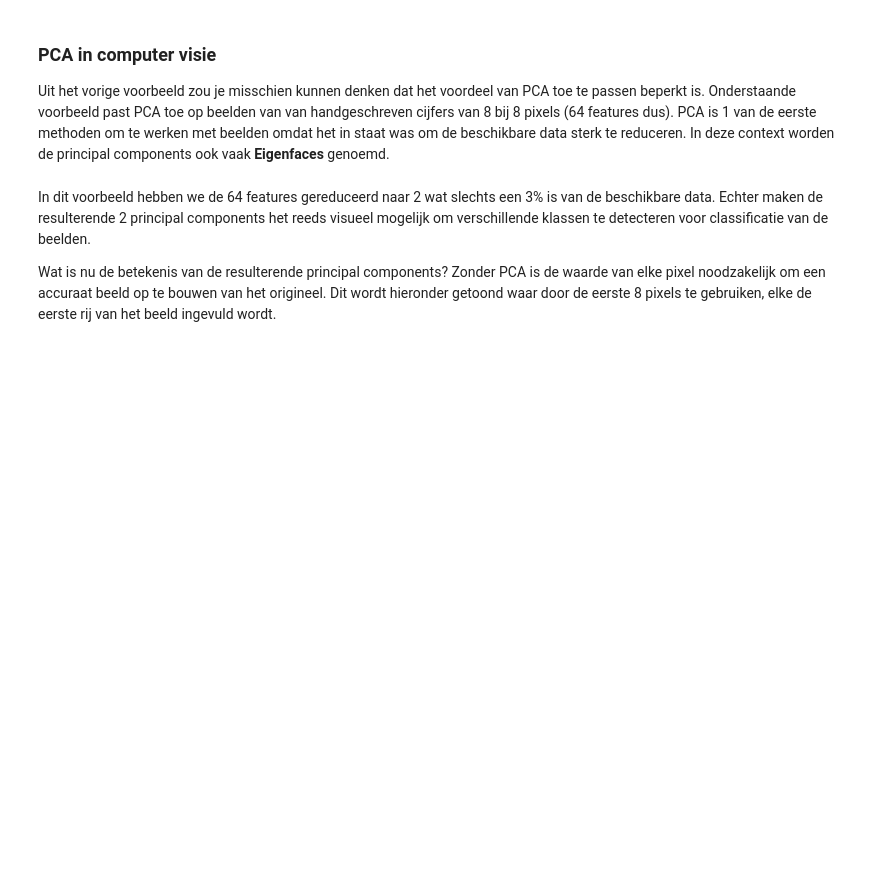
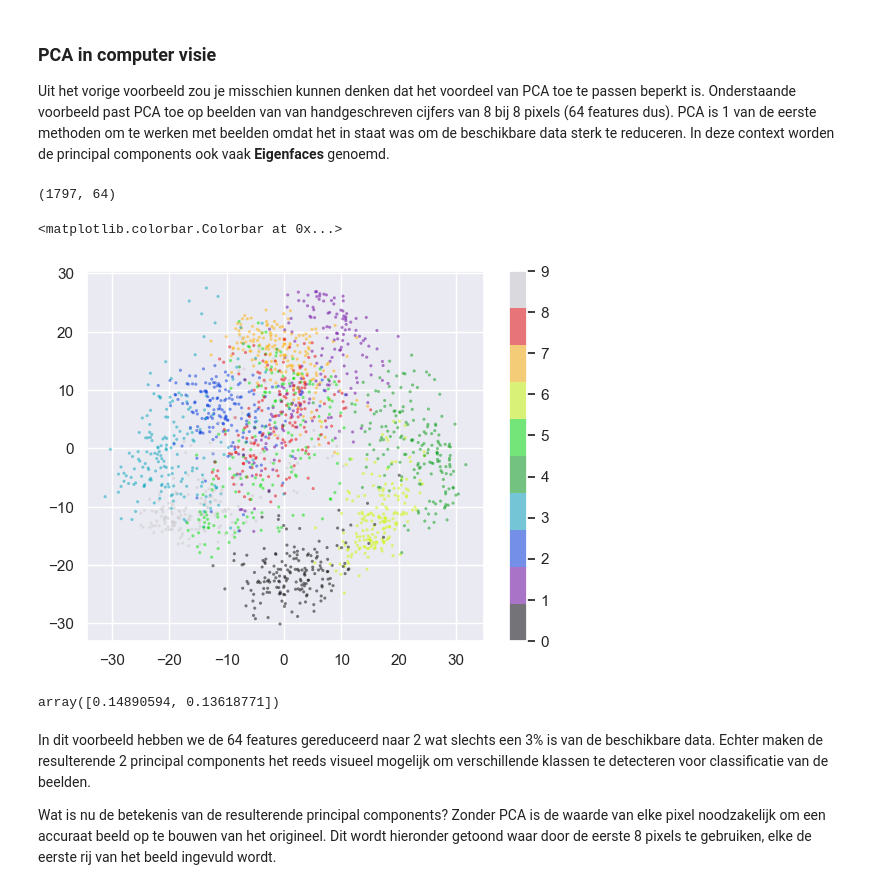
Before and after one commit to Data-Science-2425/Leerstof2, a Jupyter notebook: Week 10/03_DimensionalityReduction.ipynb, the cells around one changed output. Saved outputs shown, nothing was run; the diff lists cells and outputs as text; code cells hidden in the pictures; blank space fills up the shorter version.

```diff
--- a/Week 10/03_DimensionalityReduction.ipynb
+++ b/Week 10/03_DimensionalityReduction.ipynb
@@ -120,13 +156,22 @@ In deze context worden de principal components ook vaak **Eigenfaces** genoemd.
 # %%
 from sklearn.datasets import load_digits
 digits = load_digits()
 print(digits.data.shape)
 
-
+pca = PCA(n_components=2)
+X_pca = pca.fit_transform(digits.data)
 
 # moet je niet zelf kunnen
 plt.scatter(X_pca[:, 0], X_pca[:, 1], c=digits.target, edgecolor='none', alpha=0.5, cmap=plt.cm.get_cmap('nipy_spectral', 10), s=5)
 plt.colorbar()
+# %% [output]
+(1797, 64)
+<matplotlib.colorbar.Colorbar at 0x...>
+[figure, added]
+# %%
+pca.explained_variance_ratio_
+# %% [output]
+array([0.14890594, 0.13618771])
 # %% [markdown]
 In dit voorbeeld hebben we de 64 features gereduceerd naar 2 wat slechts een 3% is van de beschikbare data.
 Echter maken de resulterende 2 principal components het reeds visueel mogelijk om verschillende klassen te detecteren voor classificatie van de beelden.
```
Also changed, not shown: parts of 12 cells of this notebook.
